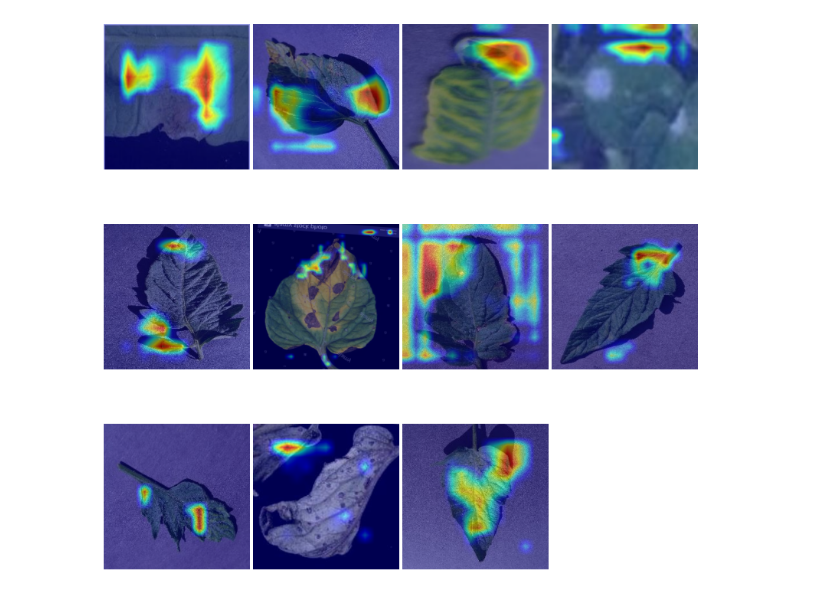
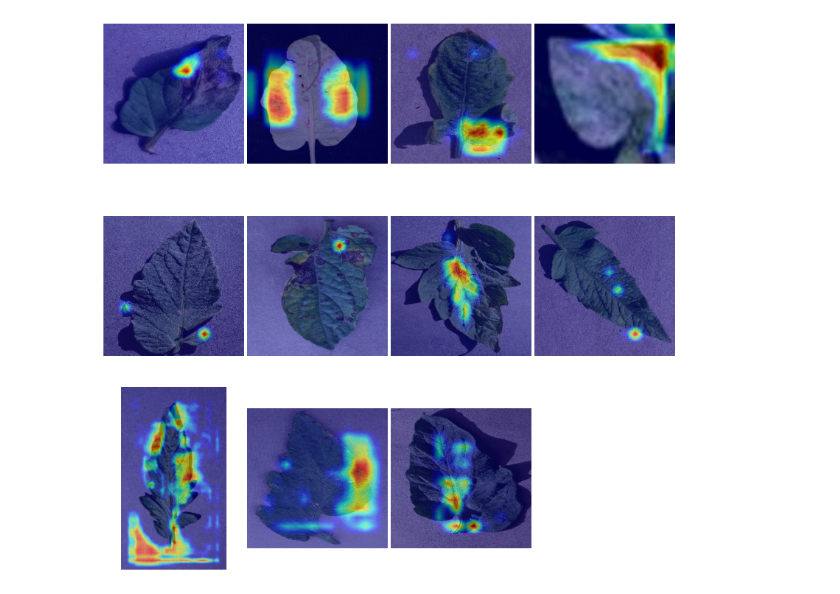
Before and after one commit to gretadolcetti/TomatoMalato, a Jupyter notebook: Grad_cam.ipynb, the cells around one changed output. Saved outputs shown, nothing was run; the diff lists cells and outputs as text; code cells hidden in the pictures.

Commit message:
Update Grad Cam visualization

```diff
--- a/Grad_cam.ipynb
+++ b/Grad_cam.ipynb
@@ -9,12 +9,12 @@ from pytorch_grad_cam.utils.image import show_cam_on_image
 from torchvision import transforms
 
 model = torch.load("./Dataset/resnet18_model.pt")
-target_layers = [model.layer3]
+target_layers = [model.layer3[-1]]
 
 # Get one image from each train folder and save it in a list
 images = []
 for folder in os.listdir("./Dataset/train"):
-    img_path = os.path.join("./Dataset/train", folder, os.listdir(os.path.join("./Dataset/train", folder))[0])
+    img_path = os.path.join("./Dataset/train", folder, os.listdir(os.path.join("./Dataset/train", folder))[12])
     images.append(img_path)
 
 visualization = []
@@ -25,31 +25,31 @@ for path in images:
     rgb_img = (rgb_img - np.min(rgb_img)) / (np.max(rgb_img) - np.min(rgb_img))
     # Create an input tensor image for your model
     input_tensor = transforms.functional.to_tensor(rgb_img).unsqueeze(0).float()
     # Note: input_tensor can be a batch tensor with several images!
 
     # Construct the CAM object once, and then re-use it on many images:
     cam = GradCAM(model=model, target_layers=target_layers, use_cuda=False)
     # You can also pass aug_smooth=True and eigen_smooth=True, to apply smoothing.
     grayscale_cam = cam(input_tensor=input_tensor)
 
     # In this example grayscale_cam has only one image in the batch:
     grayscale_cam = grayscale_cam[0, :]
     visualization.append(show_cam_on_image(rgb_img, grayscale_cam, use_rgb=True))
 
 # Visualize each image in visualization in a grid
 import matplotlib.pyplot as plt
 import matplotlib.gridspec as gridspec
 
 fig = plt.figure(figsize=(10, 10))
 gs = gridspec.GridSpec(3,4)
 gs.update(wspace=0.025, hspace=0.05) # set the spacing between axes.
 
 for i, sample in enumerate(visualization):
     ax = plt.subplot(gs[i])
     plt.axis('off')
     ax.set_xticklabels([])
     ax.set_yticklabels([])
     ax.set_aspect('equal')
     plt.imshow(sample)
 # %% [output]
-[figure, old version]
+[figure, new version]
```
